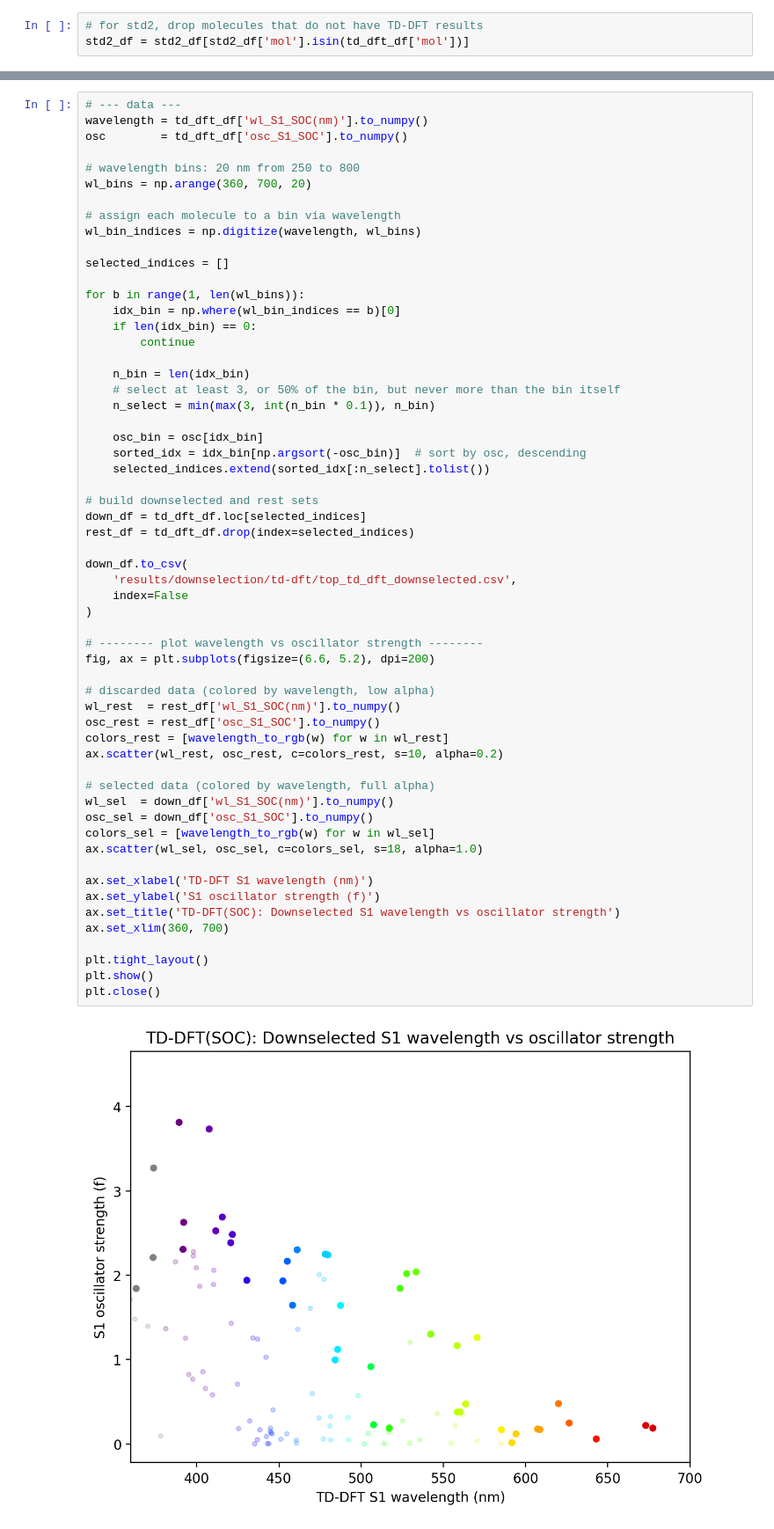
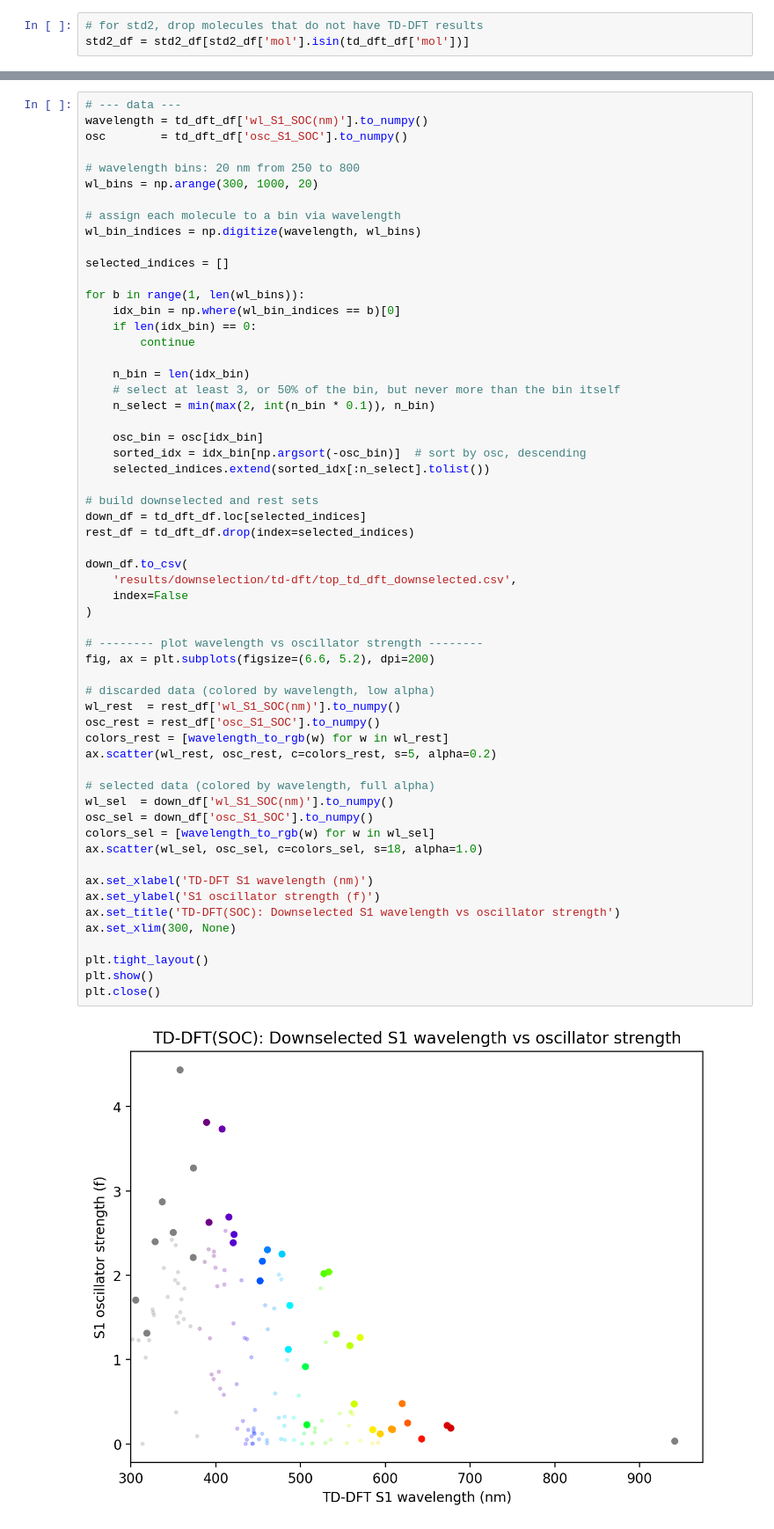
Before and after one commit to the-matter-lab/OLED_accelerated_screening, a Jupyter notebook: compare_std2_td-dft.ipynb, the cells around one changed output, grey strips where cells are left out. Shown at 88% size. Cells and saved outputs as stored; diff of their text form.

```diff
--- a/compare_std2_td-dft.ipynb
+++ b/compare_std2_td-dft.ipynb
@@ -338,7 +338,7 @@ wavelength = td_dft_df['wl_S1_SOC(nm)'].to_numpy()
 osc        = td_dft_df['osc_S1_SOC'].to_numpy()
 
 # wavelength bins: 20 nm from 250 to 800
-wl_bins = np.arange(360, 700, 20)
+wl_bins = np.arange(300, 1000, 20)
 
 # assign each molecule to a bin via wavelength
 wl_bin_indices = np.digitize(wavelength, wl_bins)
@@ -352,7 +352,7 @@ for b in range(1, len(wl_bins)):
 
     n_bin = len(idx_bin)
     # select at least 3, or 50% of the bin, but never more than the bin itself
-    n_select = min(max(3, int(n_bin * 0.1)), n_bin)
+    n_select = min(max(2, int(n_bin * 0.1)), n_bin)
 
     osc_bin = osc[idx_bin]
     sorted_idx = idx_bin[np.argsort(-osc_bin)]  # sort by osc, descending
@@ -362,34 +362,34 @@ for b in range(1, len(wl_bins)):
 down_df = td_dft_df.loc[selected_indices]
 rest_df = td_dft_df.drop(index=selected_indices)
 
 down_df.to_csv(
     'results/downselection/td-dft/top_td_dft_downselected.csv',
     index=False
 )
 
 # -------- plot wavelength vs oscillator strength --------
 fig, ax = plt.subplots(figsize=(6.6, 5.2), dpi=200)
 
 # discarded data (colored by wavelength, low alpha)
 wl_rest  = rest_df['wl_S1_SOC(nm)'].to_numpy()
 osc_rest = rest_df['osc_S1_SOC'].to_numpy()
 colors_rest = [wavelength_to_rgb(w) for w in wl_rest]
-ax.scatter(wl_rest, osc_rest, c=colors_rest, s=10, alpha=0.2)
+ax.scatter(wl_rest, osc_rest, c=colors_rest, s=5, alpha=0.2)
 
 # selected data (colored by wavelength, full alpha)
 wl_sel  = down_df['wl_S1_SOC(nm)'].to_numpy()
 osc_sel = down_df['osc_S1_SOC'].to_numpy()
 colors_sel = [wavelength_to_rgb(w) for w in wl_sel]
 ax.scatter(wl_sel, osc_sel, c=colors_sel, s=18, alpha=1.0)
 
 ax.set_xlabel('TD-DFT S1 wavelength (nm)')
 ax.set_ylabel('S1 oscillator strength (f)')
 ax.set_title('TD-DFT(SOC): Downselected S1 wavelength vs oscillator strength')
-ax.set_xlim(360, 700)
+ax.set_xlim(300, None)
 
 plt.tight_layout()
 plt.show()
 plt.close()
 # %% [output]
-[figure, old version]
+[figure, new version]
 # %%
```
Also changed, not shown: parts of 2 cells of this notebook, 10 other files.
